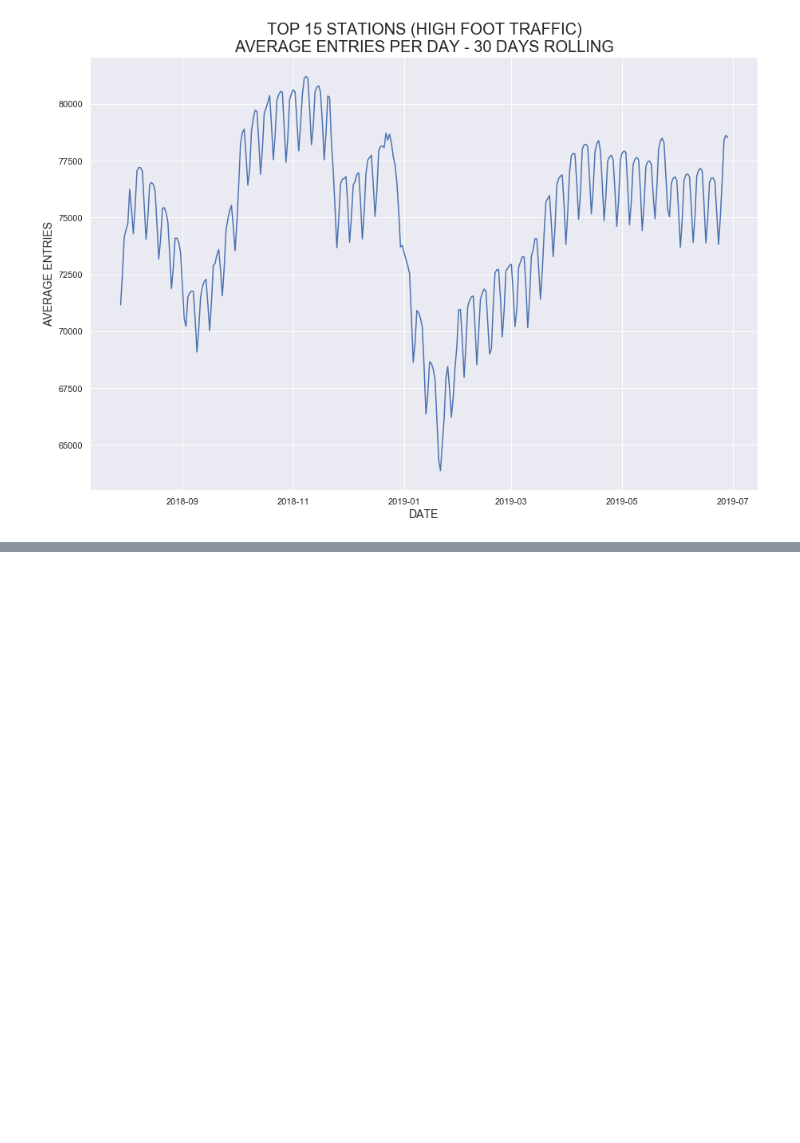
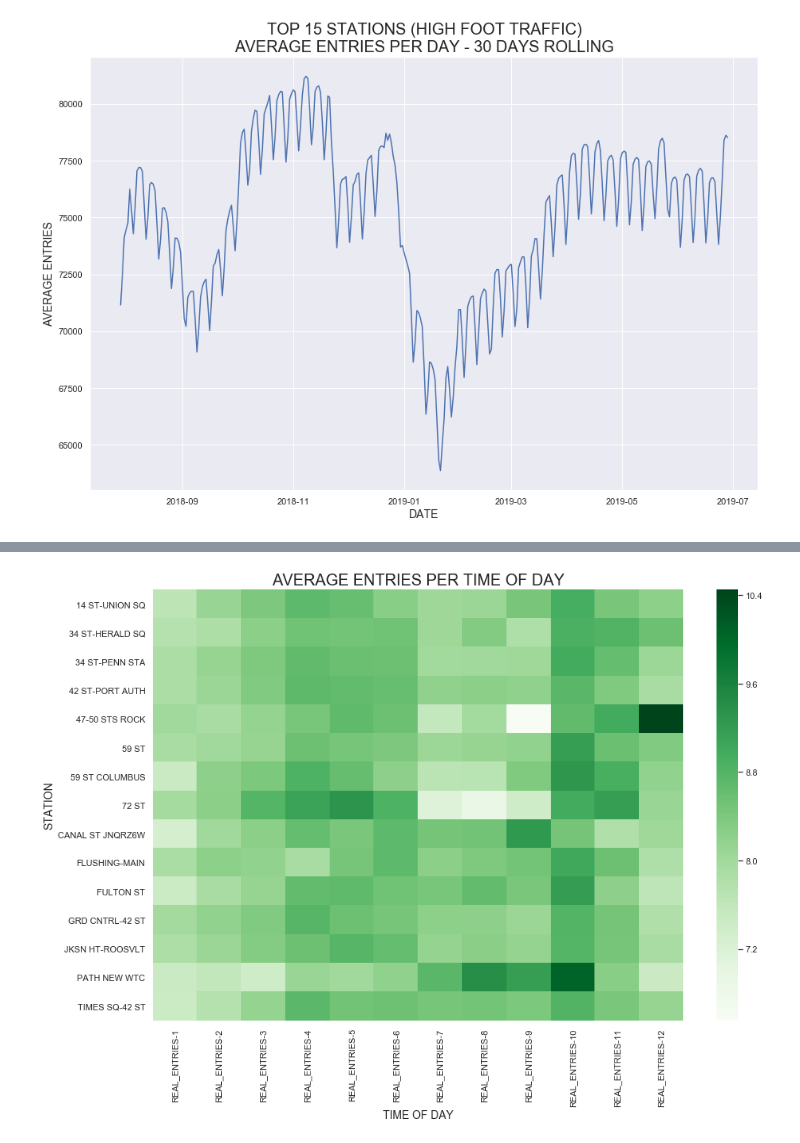
Before and after one commit to liviasalgueiro/Metis_Project-1, a Jupyter notebook: BlackBelt_Benson_Project.ipynb, the cells around one changed output, grey strips where cells are left out. Saved outputs shown, nothing was run; the diff lists cells and outputs as text; code cells hidden in the pictures; blank space fills up the shorter version.

```diff
--- a/BlackBelt_Benson_Project.ipynb
+++ b/BlackBelt_Benson_Project.ipynb
@@ -912,6 +973,8 @@ plt.savefig("plot4.svg")
 # %% [output]
 [figure]
 # %%
-entries_per_month = daily_entries_15.groupby(["STATION", "MONTH"])["REAL_ENTRIES"].sum()
-entries_per_month
+entries_per_month = daily_entries_15.groupby(["STATION", "MONTH"])["REAL_ENTRIES"].mean()
+entries_per_month = entries_per_month.to_frame()
+entries_per_month = entries_per_month.unstack(-1)
+entries_per_month.head()
 # %% [output]
@@ -934,0 +989,7 @@ Name: REAL_ENTRIES, Length: 180, dtype: float64
+# %%
+entries_per_month = entries_per_month.transpose()
+# %%
+entries_per_month = (100. * entries_per_month / entries_per_month.sum())
+# %%
+entries_per_month = entries_per_month.transpose()
+entries_per_month
@@ -934,0 +1015,9 @@ Name: REAL_ENTRIES, Length: 180, dtype: float64
+# %%
+plt.figure(figsize = (15,10))
+sns.heatmap(entries_per_month,annot=False, cmap="Greens");
+plt.xlabel("TIME OF DAY", fontsize=14);
+plt.ylabel("STATION", fontsize=14);
+plt.title("AVERAGE ENTRIES PER TIME OF DAY", fontsize=20)
+plt.savefig("plot3.svg")
+# %% [output]
+[figure, added]
```
Also changed, not shown: parts of 11 cells of this notebook.
